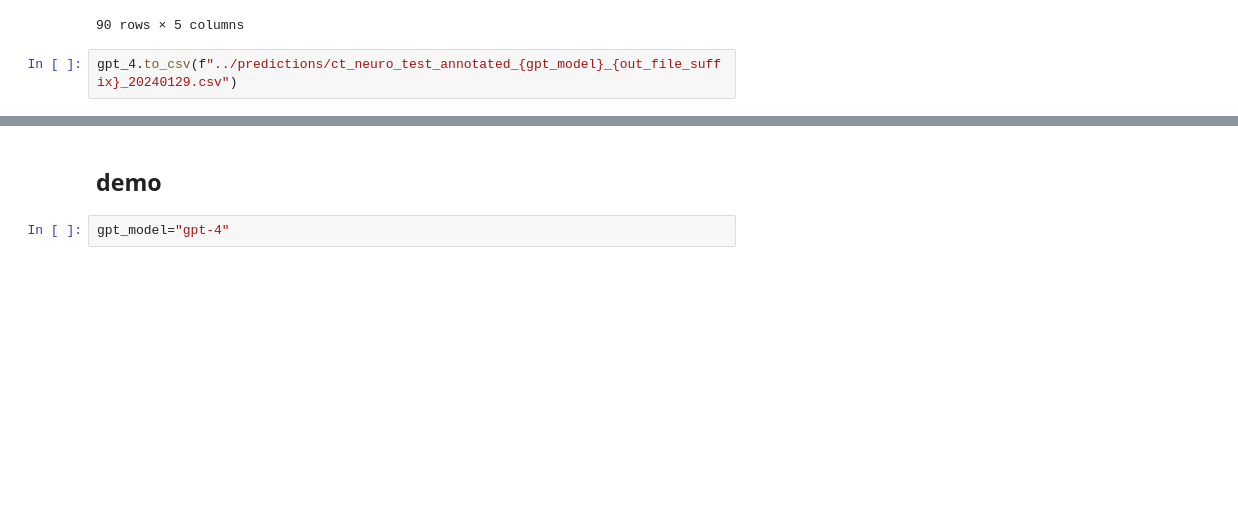
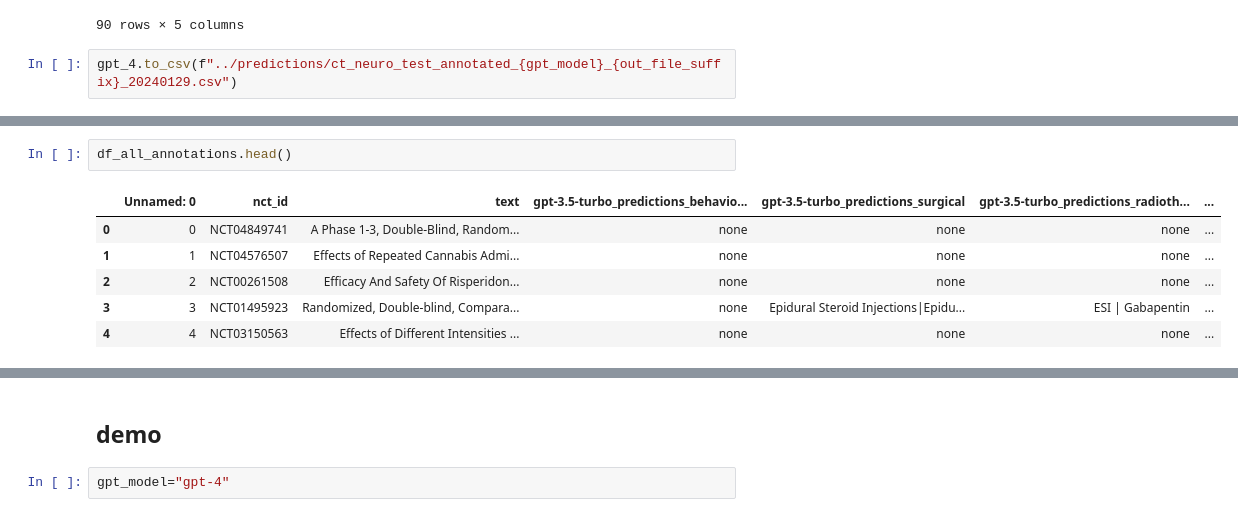
Before and after one commit to Ineichen-Group/NeuroTrialNER, a Jupyter notebook: models/gpt/Annotate with GPT.ipynb, the cells around one changed output, grey strips where cells are left out. Drawn from its saved outputs; the diff is of its cells as text; blank space fills up the shorter version.

```diff
--- a/models/gpt/Annotate with GPT.ipynb
+++ b/models/gpt/Annotate with GPT.ipynb
@@ -271,0 +461,9 @@ gpt_4.to_csv(f"../predictions/ct_neuro_test_annotated_{gpt_model}_{out_file_suff
+# %%
+df_all_annotations.head()
+# %% [output]
+|  | Unnamed: 0 | nct_id | text | gpt-3.5-turbo_predictions_behavio... | gpt-3.5-turbo_predictions_surgical | gpt-3.5-turbo_predictions_radioth... | ... |
+| 0 | 0 | NCT04849741 | A Phase 1-3, Double-Blind, Random... | none | none | none | ... |
+| 1 | 1 | NCT04576507 | Effects of Repeated Cannabis Admi... | none | none | none | ... |
+| 2 | 2 | NCT00261508 | Efficacy And Safety Of Risperidon... | none | none | none | ... |
+| 3 | 3 | NCT01495923 | Randomized, Double-blind, Compara... | none | Epidural Steroid Injections|Epidu... | ESI | Gabapentin | ... |
+| 4 | 4 | NCT03150563 | Effects of Different Intensities ... | none | none | none | ... |
```
Also changed, not shown: parts of 28 cells of this notebook, 1 other file.
